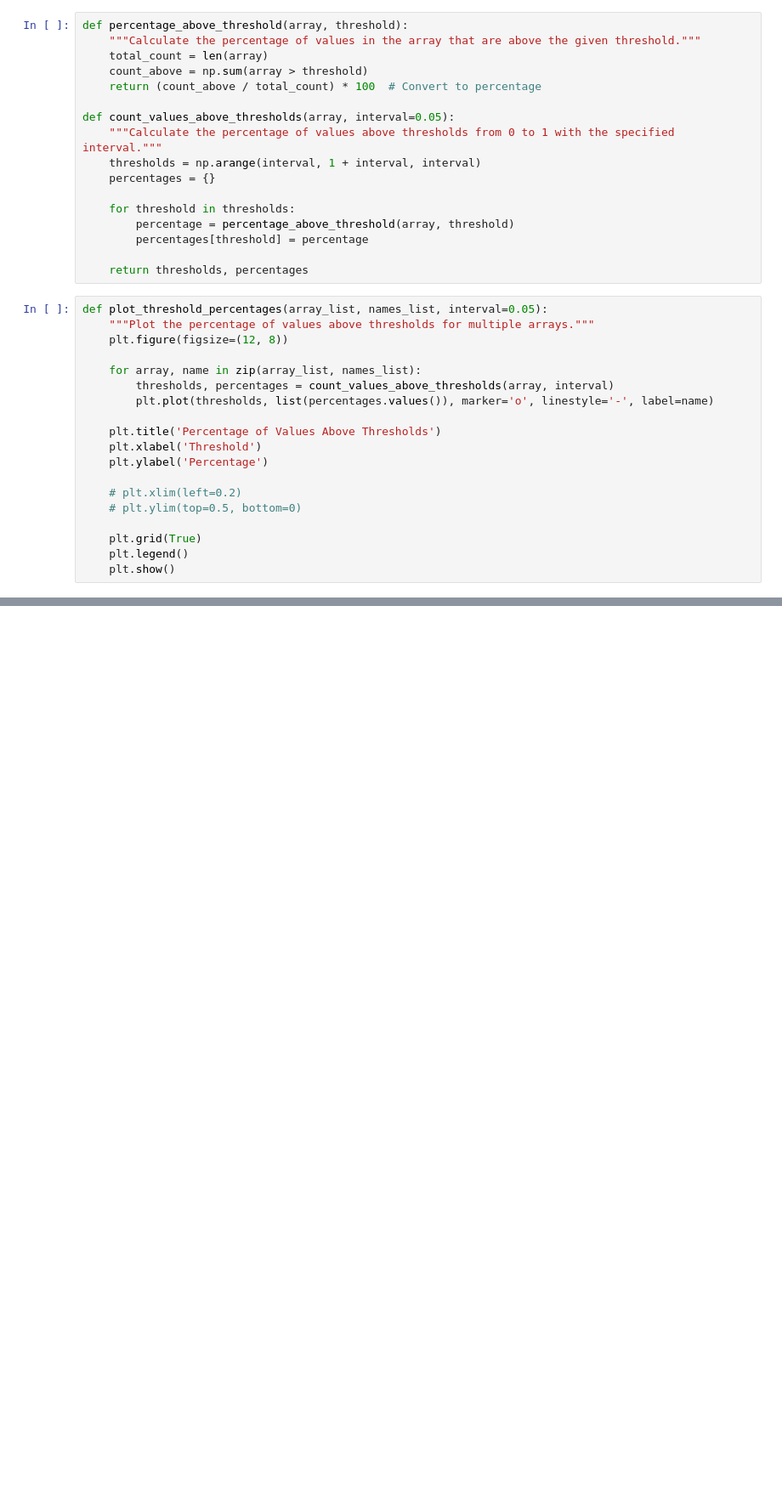
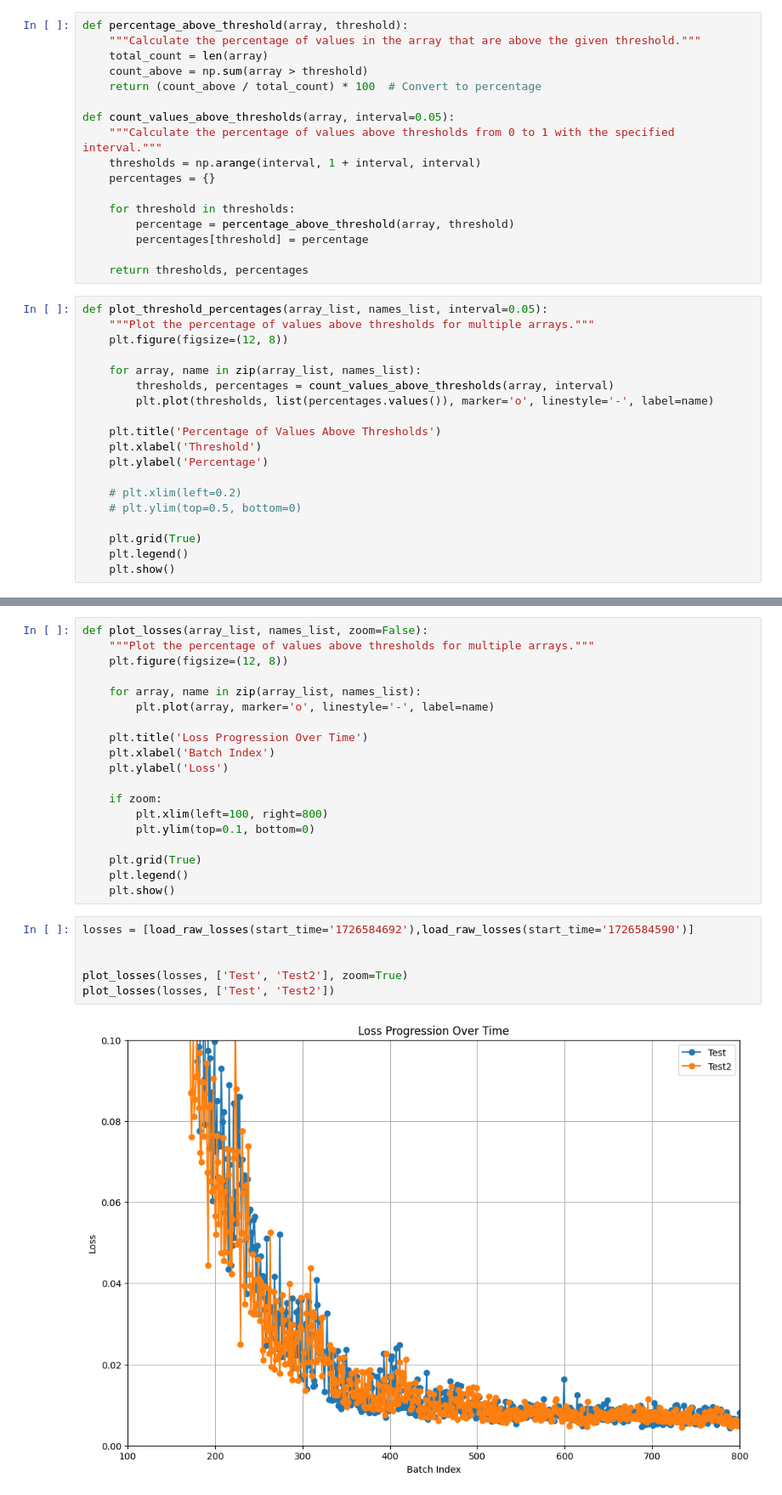
Before and after one commit to ronaldvandenbroek/BPAD, a Jupyter notebook: analysis/raw_results.ipynb, the cells around one changed output, grey strips where cells are left out. Shown at 85% size. Cells and saved outputs as stored; diff of their text form; blank space fills up the shorter version.

```diff
--- a/analysis/raw_results.ipynb
+++ b/analysis/raw_results.ipynb
@@ -88,0 +89,27 @@ plot_threshold_percentages(
+# %%
+def plot_losses(array_list, names_list, zoom=False):
+    """Plot the percentage of values above thresholds for multiple arrays."""
+    plt.figure(figsize=(12, 8))
+
+    for array, name in zip(array_list, names_list):
+        plt.plot(array, marker='o', linestyle='-', label=name)
+
+    plt.title('Loss Progression Over Time')
+    plt.xlabel('Batch Index')
+    plt.ylabel('Loss')
+
+    if zoom:
+        plt.xlim(left=100, right=800)
+        plt.ylim(top=0.1, bottom=0)
+
+    plt.grid(True)
+    plt.legend()
+    plt.show()
+# %%
+losses = [load_raw_losses(start_time='1726584692'),load_raw_losses(start_time='1726584590')]
+
+
+plot_losses(losses, ['Test', 'Test2'], zoom=True)
+plot_losses(losses, ['Test', 'Test2'])
+# %% [output]
+[figure, added]
```
Also changed, not shown: parts of 9 cells of this notebook, 6 other files.
